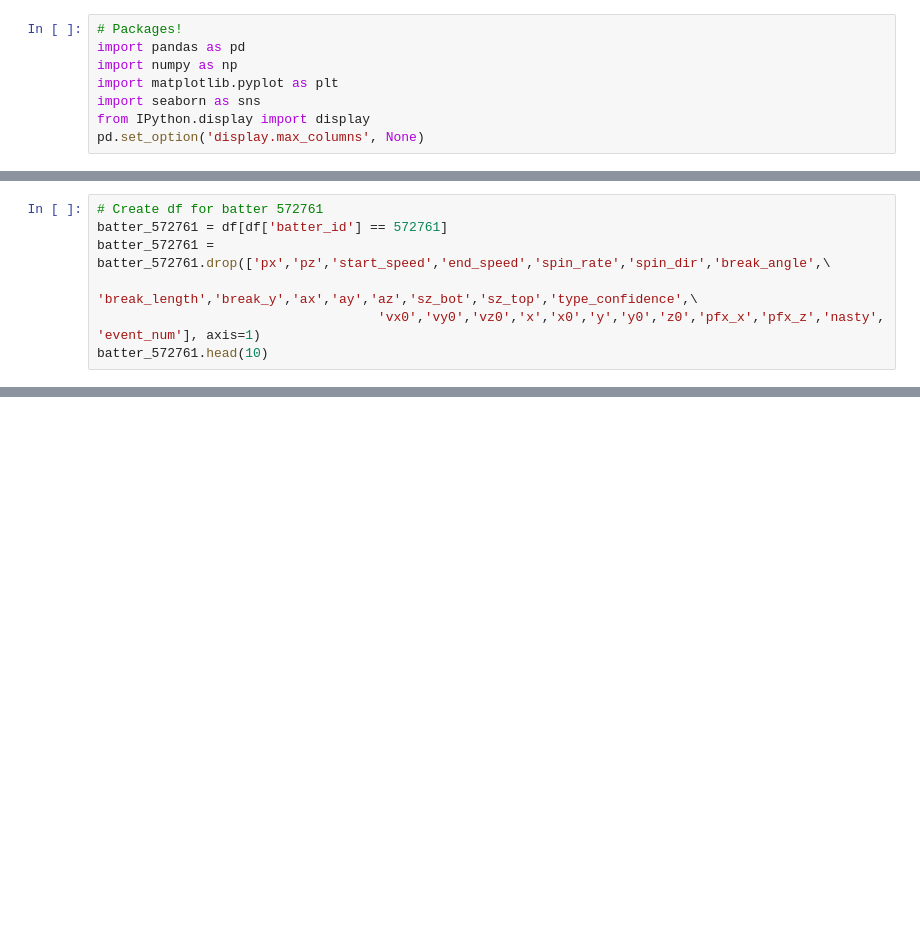
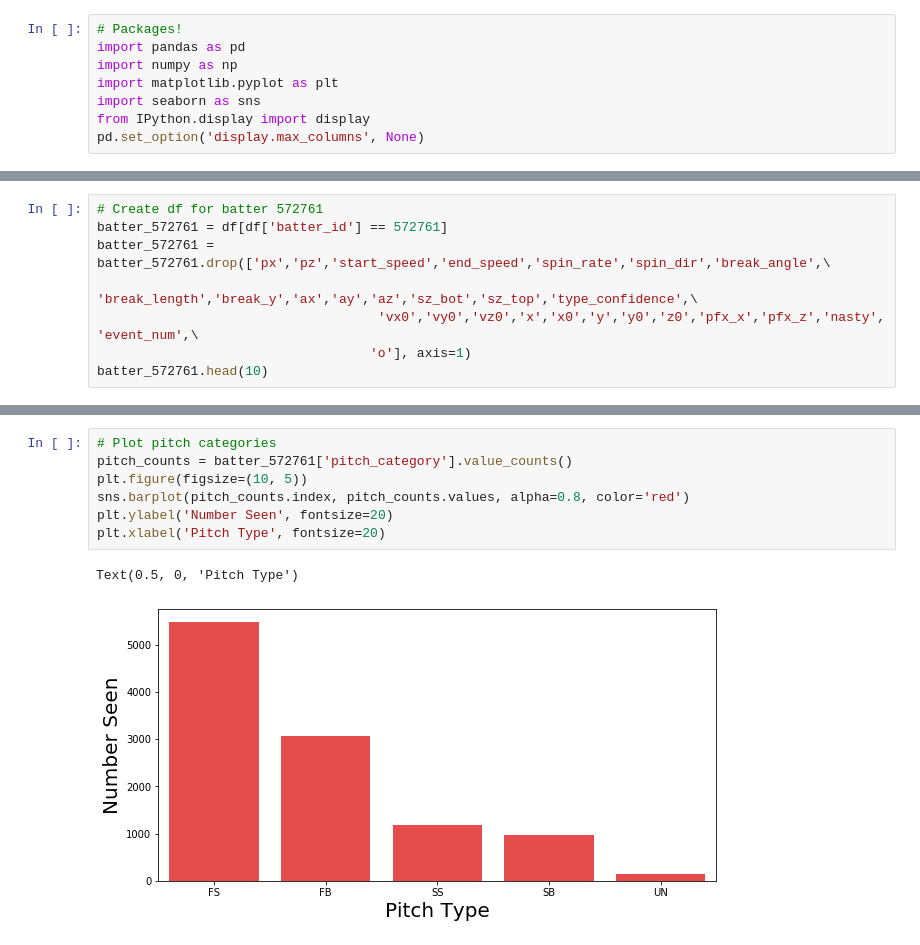
Before and after one commit to david-j-cox/Man-vs-Machine, a Jupyter notebook: setting_up_data_pipeline.ipynb, the cells around one changed output, grey strips where cells are left out. Cells and saved outputs as stored; diff of their text form; blank space fills up the shorter version.

```diff
--- a/setting_up_data_pipeline.ipynb
+++ b/setting_up_data_pipeline.ipynb
@@ -50,5 +44,6 @@ np.count_nonzero(df.batter_id == 572761) # Return total pitches seen by batter 5
 batter_572761 = df[df['batter_id'] == 572761]
 batter_572761 = batter_572761.drop(['px','pz','start_speed','end_speed','spin_rate','spin_dir','break_angle',\
                                     'break_length','break_y','ax','ay','az','sz_bot','sz_top','type_confidence',\
-                                    'vx0','vy0','vz0','x','x0','y','y0','z0','pfx_x','pfx_z','nasty', 'event_num'], axis=1)
+                                    'vx0','vy0','vz0','x','x0','y','y0','z0','pfx_x','pfx_z','nasty', 'event_num',\
+                                   'o'], axis=1)
 batter_572761.head(10)
@@ -61,0 +72,10 @@ plt.xlabel('Pitch Type', fontsize=20)
+# %%
+# Plot pitch categories
+pitch_counts = batter_572761['pitch_category'].value_counts()
+plt.figure(figsize=(10, 5))
+sns.barplot(pitch_counts.index, pitch_counts.values, alpha=0.8, color='red')
+plt.ylabel('Number Seen', fontsize=20)
+plt.xlabel('Pitch Type', fontsize=20)
+# %% [output]
+Text(0.5, 0, 'Pitch Type')
+[figure, added]
```
Also changed, not shown: parts of 7 cells of this notebook.
